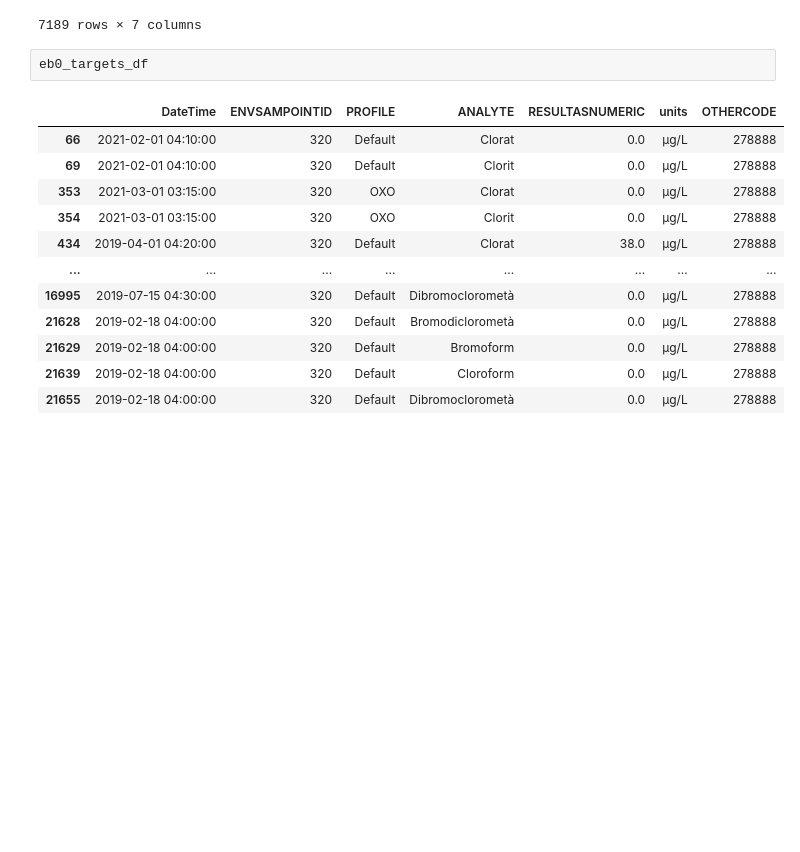
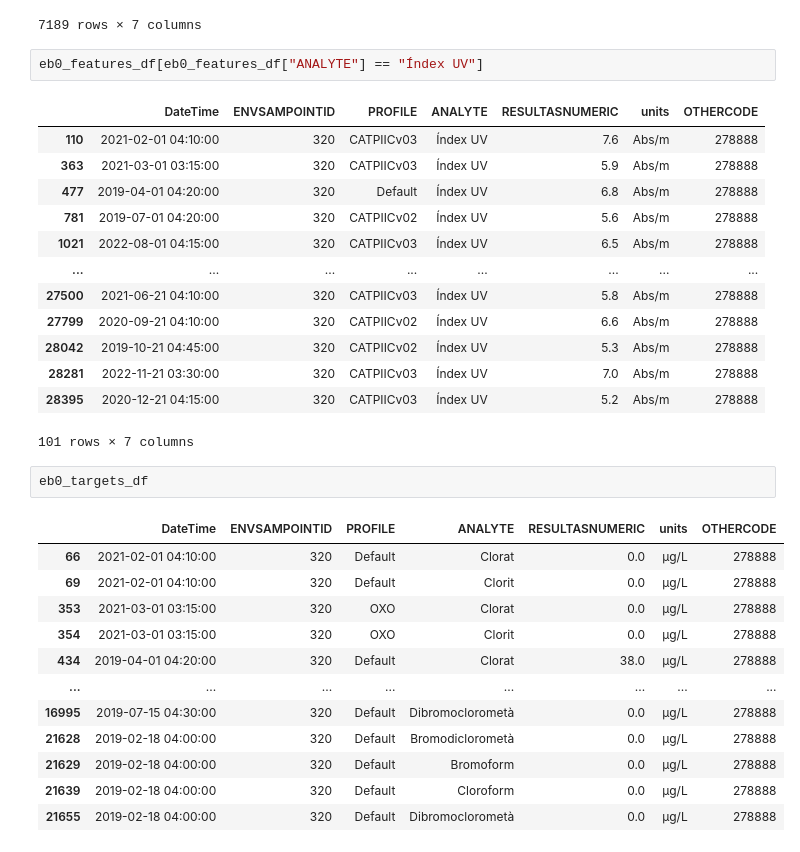
Before and after one commit to MassimilianoArca/SafeCREW, a Jupyter notebook: safecrew/tarragona/data_preprocessing/1-integration.ipynb, the cells around one changed output. Cells and saved outputs as stored; diff of their text form; blank space fills up the shorter version.

```diff
--- a/safecrew/tarragona/data_preprocessing/1-integration.ipynb
+++ b/safecrew/tarragona/data_preprocessing/1-integration.ipynb
@@ -190,6 +190,22 @@ eb0_features_df
 | 34745 | 2022-12-31 04:40:00 | 320 | ADEB0v04 | Temperatura | 14.20 | °C | 278888 |
 | 34746 | 2022-12-31 04:40:00 | 320 | ADEB0v04 | Terbolesa | 1.40 | UNF | 278888 |
 7189 rows × 7 columns
+# %%
+eb0_features_df[eb0_features_df["ANALYTE"] == "Índex UV"]
+# %% [output]
+|  | DateTime | ENVSAMPOINTID | PROFILE | ANALYTE | RESULTASNUMERIC | units | OTHERCODE |
+| 110 | 2021-02-01 04:10:00 | 320 | CATPIICv03 | Índex UV | 7.6 | Abs/m | 278888 |
+| 363 | 2021-03-01 03:15:00 | 320 | CATPIICv03 | Índex UV | 5.9 | Abs/m | 278888 |
+| 477 | 2019-04-01 04:20:00 | 320 | Default | Índex UV | 6.8 | Abs/m | 278888 |
+| 781 | 2019-07-01 04:20:00 | 320 | CATPIICv02 | Índex UV | 5.6 | Abs/m | 278888 |
+| 1021 | 2022-08-01 04:15:00 | 320 | CATPIICv03 | Índex UV | 6.5 | Abs/m | 278888 |
+| ... | ... | ... | ... | ... | ... | ... | ... |
+| 27500 | 2021-06-21 04:10:00 | 320 | CATPIICv03 | Índex UV | 5.8 | Abs/m | 278888 |
+| 27799 | 2020-09-21 04:10:00 | 320 | CATPIICv02 | Índex UV | 6.6 | Abs/m | 278888 |
+| 28042 | 2019-10-21 04:45:00 | 320 | CATPIICv02 | Índex UV | 5.3 | Abs/m | 278888 |
+| 28281 | 2022-11-21 03:30:00 | 320 | CATPIICv03 | Índex UV | 7.0 | Abs/m | 278888 |
+| 28395 | 2020-12-21 04:15:00 | 320 | CATPIICv03 | Índex UV | 5.2 | Abs/m | 278888 |
+101 rows × 7 columns
 # %%
 eb0_targets_df
 # %% [output]
```
Also changed, not shown: parts of 4 cells of this notebook, 9 other files.
